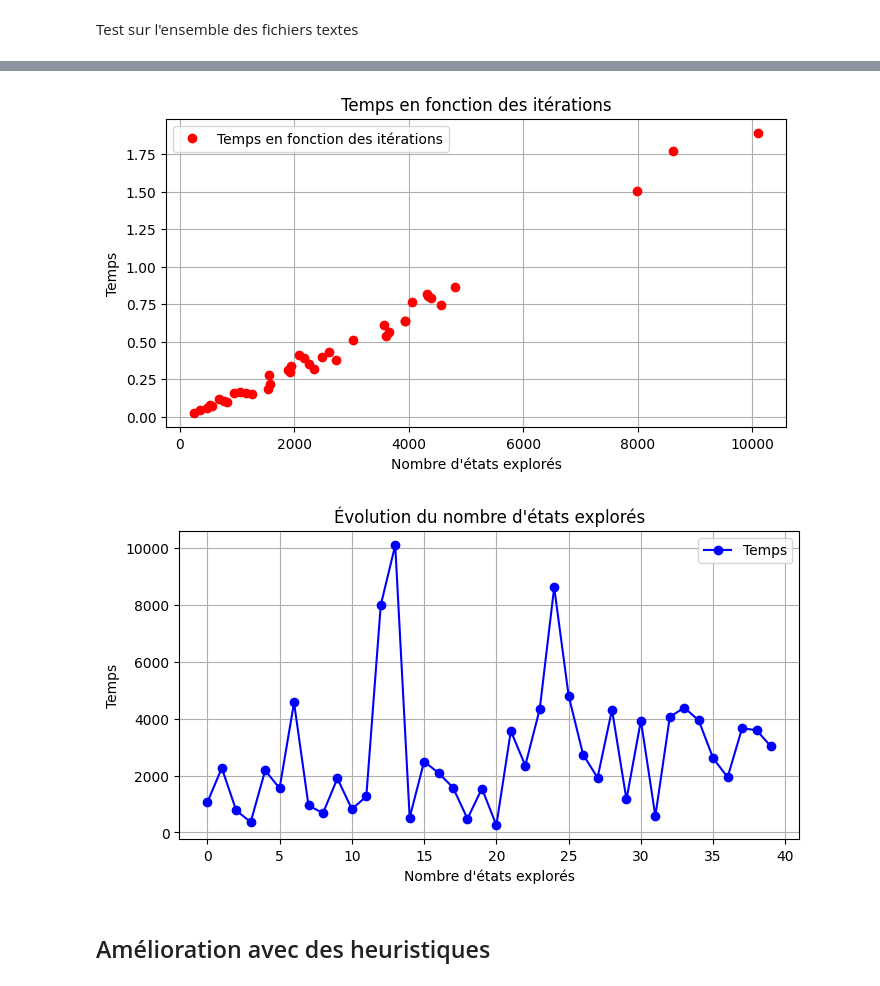
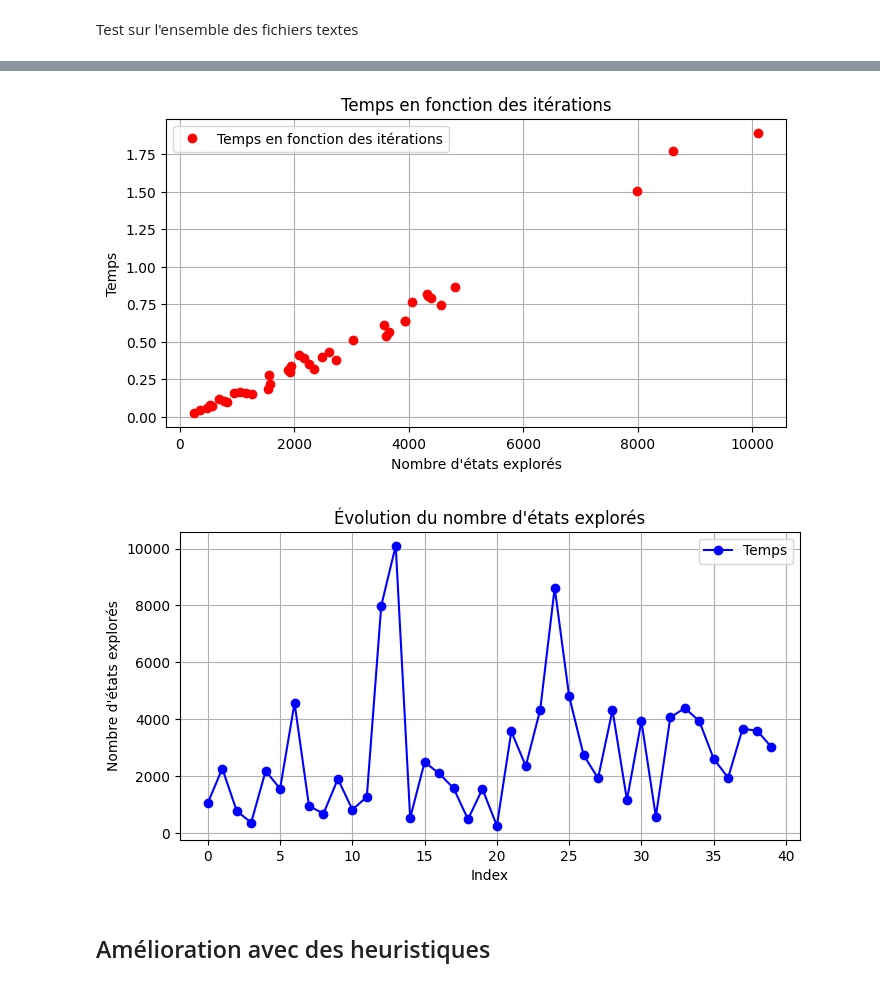
Before and after one commit to romeodelyon69/RushHour, a Jupyter notebook: rushHour.ipynb, the cells around one changed output, grey strips where cells are left out. Drawn from its saved outputs; the diff is of its cells as text; code cells hidden in the pictures.

```diff
--- a/rushHour.ipynb
+++ b/rushHour.ipynb
@@ -508,36 +508,36 @@ nombre d'itérations sans heuristique :  110966
 # 1. Tracer list_time seule
 plt.figure(figsize=(8, 4))
 plt.plot(list_timesBFS, marker='o', linestyle='-', color='b', label="Temps")
 plt.xlabel("Index")
 plt.ylabel("Temps")
 plt.title("Évolution du temps")
 plt.legend()
 plt.grid(True)
 plt.show()
 
 # 2. Tracer list_time en fonction de list_iterations
 plt.figure(figsize=(8, 4))
 plt.plot(list_iterationsBFS, list_timesBFS, marker='o', linestyle='', color='r', label="Temps en fonction des itérations")
 plt.xlabel("Nombre d'états explorés")
 plt.ylabel("Temps")
 plt.title("Temps en fonction des itérations")
 plt.legend()
 plt.grid(True)
 plt.show()
 
 # 3. Tracer list_iterations seule
 plt.figure(figsize=(8, 4))
 plt.plot(list_iterationsBFS, marker='o', linestyle='-', color='b', label="Temps")
-plt.xlabel("Nombre d'états explorés")
-plt.ylabel("Temps")
+plt.xlabel("Index")
+plt.ylabel("Nombre d'états explorés")
 plt.title("Évolution du nombre d'états explorés")
 plt.legend()
 plt.grid(True)
 plt.show()
 # %% [output]
 [figure]
 [figure]
-[figure, old version]
+[figure, new version]
 # %% [markdown]
 ## Amélioration avec des heuristiques
 # %% [markdown]
```
Also changed, not shown: parts of 3 cells of this notebook.
